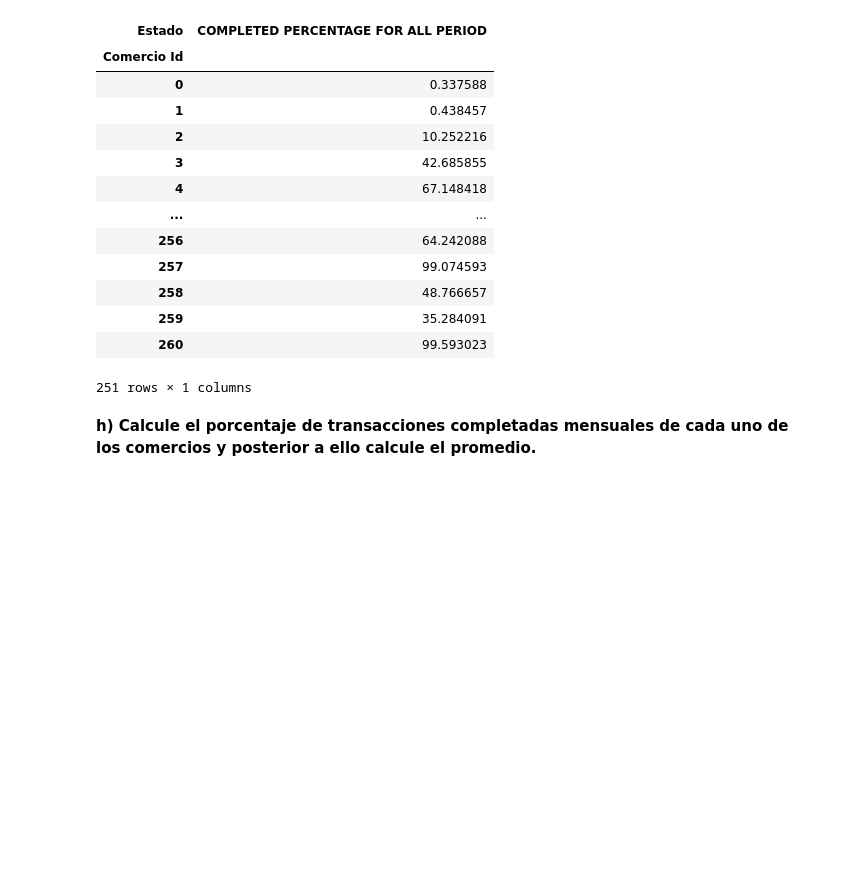
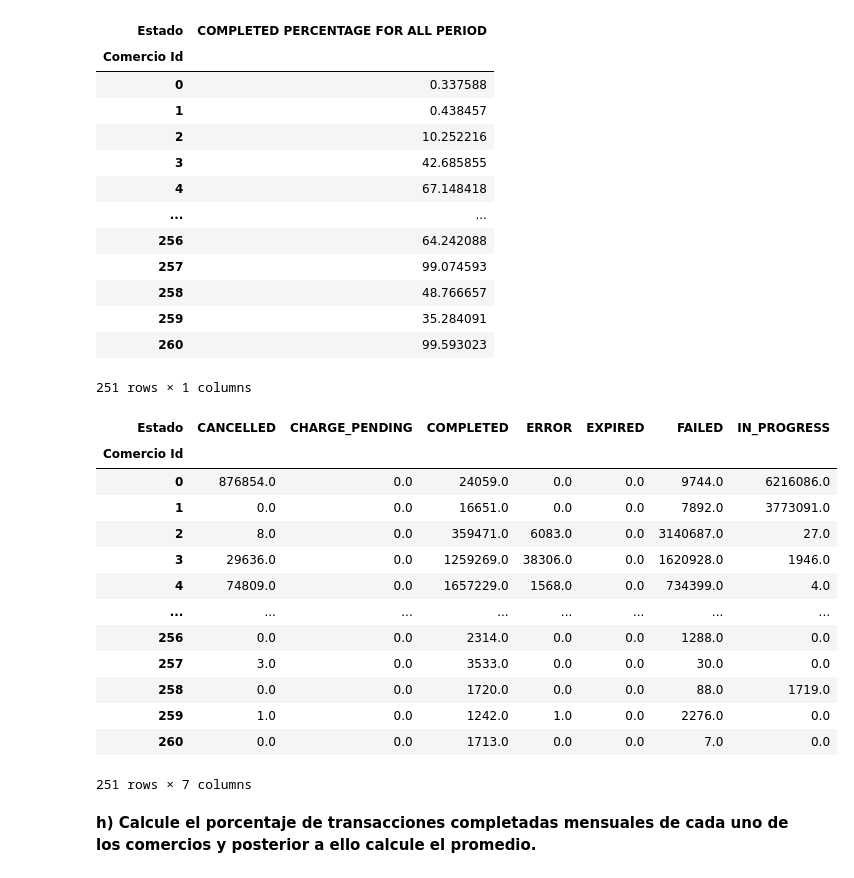
Before and after one commit to ber19/Examen-Data-Engineer, a Jupyter notebook: Parte_B/ParteB_new.ipynb, the cells around one changed output. Saved outputs shown, nothing was run; the diff lists cells and outputs as text; code cells hidden in the pictures; blank space fills up the shorter version.

```diff
--- a/Parte_B/ParteB_new.ipynb
+++ b/Parte_B/ParteB_new.ipynb
@@ -254,6 +254,23 @@ pvT1.div(pvT1.sum(axis=1), axis=0).mul(100)[["COMPLETED"]].rename(columns={"COMP
 | 259 | 35.284091 |
 | 260 | 99.593023 |
 251 rows × 1 columns
+# %%
+pvT1
+# %% [output]
+| Estado | CANCELLED | CHARGE_PENDING | COMPLETED | ERROR | EXPIRED | FAILED | IN_PROGRESS |
+| Comercio Id |  |  |  |  |  |  |  |
+| 0 | 876854.0 | 0.0 | 24059.0 | 0.0 | 0.0 | 9744.0 | 6216086.0 |
+| 1 | 0.0 | 0.0 | 16651.0 | 0.0 | 0.0 | 7892.0 | 3773091.0 |
+| 2 | 8.0 | 0.0 | 359471.0 | 6083.0 | 0.0 | 3140687.0 | 27.0 |
+| 3 | 29636.0 | 0.0 | 1259269.0 | 38306.0 | 0.0 | 1620928.0 | 1946.0 |
+| 4 | 74809.0 | 0.0 | 1657229.0 | 1568.0 | 0.0 | 734399.0 | 4.0 |
+| ... | ... | ... | ... | ... | ... | ... | ... |
+| 256 | 0.0 | 0.0 | 2314.0 | 0.0 | 0.0 | 1288.0 | 0.0 |
+| 257 | 3.0 | 0.0 | 3533.0 | 0.0 | 0.0 | 30.0 | 0.0 |
+| 258 | 0.0 | 0.0 | 1720.0 | 0.0 | 0.0 | 88.0 | 1719.0 |
+| 259 | 1.0 | 0.0 | 1242.0 | 1.0 | 0.0 | 2276.0 | 0.0 |
+| 260 | 0.0 | 0.0 | 1713.0 | 0.0 | 0.0 | 7.0 | 0.0 |
+251 rows × 7 columns
 # %% [markdown]
 **h)	Calcule el porcentaje de transacciones completadas mensuales de cada uno de los comercios y posterior a ello calcule el promedio.**
 # %%
```
Also changed, not shown: parts of 2 cells of this notebook.
